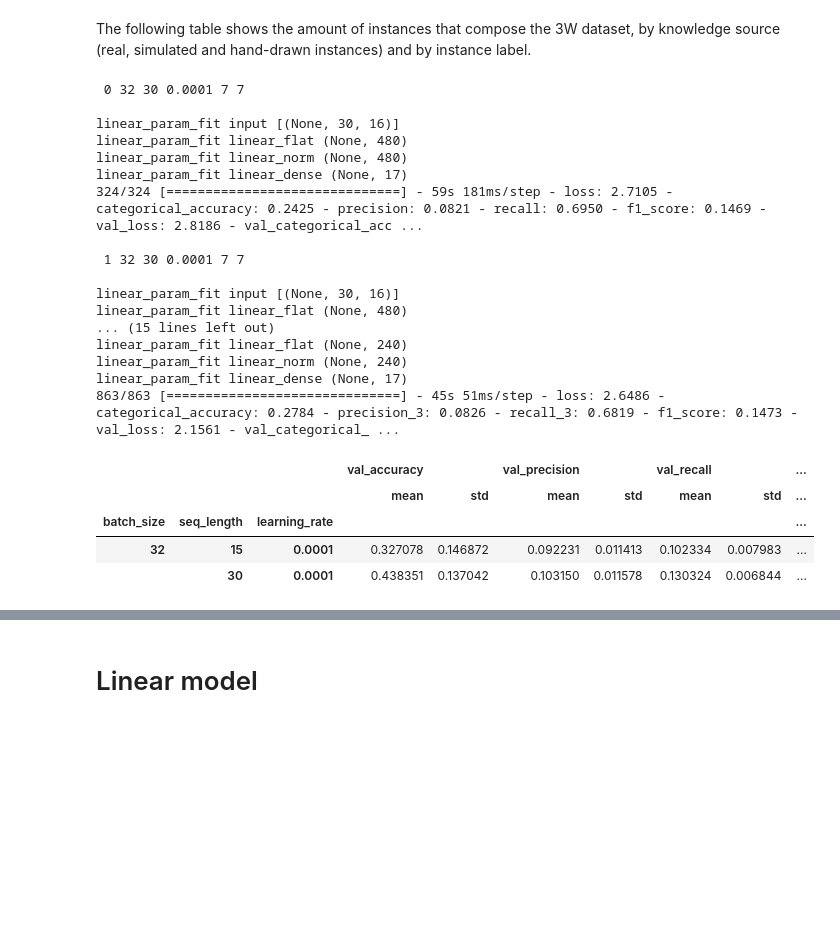
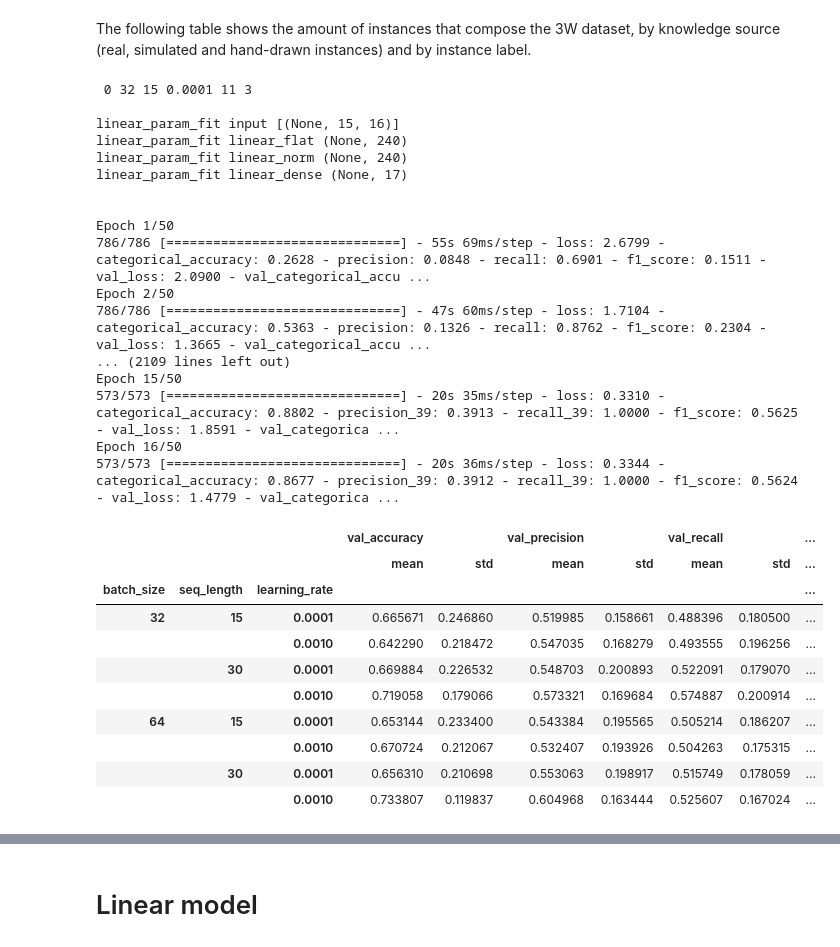
Before and after one commit to BaltiBoix/3W_TFM, a Jupyter notebook: tfm/modelLabel-Copy1.ipynb, the cells around one changed output, grey strips where cells are left out. Drawn from its saved outputs; the diff is of its cells as text; code cells hidden in the pictures; blank space fills up the shorter version.

```diff
--- a/tfm/modelLabel-Copy1.ipynb
+++ b/tfm/modelLabel-Copy1.ipynb
@@ -62,3 +50,11 @@ dset = d3w('../dataset')
+# %%
+if pathlib.Path('dset.pkl').exists():
+  with open('dset.pkl', 'rb') as f:
+    dset = pickle.load(f)
+else:
+    dset = d3w('../dataset')
+    with open('dset.pkl', 'wb') as f:
+      pickle.dump(dset, f)
 # %%
 flist0 = ['P-PDG', 'P-TPT', 'T-TPT', 'P-MON-CKP', 'T-JUS-CKP', 'P-JUS-CKGL', 'T-JUS-CKGL', 'QGL']
 categories=[[0,1,2,3,4,5,6,7,8,101,102,103,104,105,106,107,108]]
@@ -402,38 +392,46 @@ class param_fit():
             pickle.dump(self.report, f)
 # %%
 %%time
+
+train_df, test_df, val_df = dset.split(real=True, simul=True, drawn=True, test_size=0.2, val_size=0)
 
 tf.keras.backend.clear_session()
 tf.compat.v1.reset_default_graph()
 
 linear_layers = [tf.keras.layers.Flatten(name='linear_flat'),
                  tf.keras.layers.LayerNormalization(name='linear_norm'),
                  tf.keras.layers.Dense(units=17, activation='sigmoid', name='linear_dense')]
 
 linear_param_fit = param_fit('linear_param_fit', linear_layers, flist0, 'class', categories,
                              [32, 64], [15, 30], [0.0001, 0.001],
                              train_df, test_df, 'D:/datatmp')
 linear_param_fit.fit(n_splits=5, max_epochs=50)
 # %% [output]
- 0 32 30 0.0001 7 7
+ 0 32 15 0.0001 11 3
 
-linear_param_fit input [(None, 30, 16)]
-linear_param_fit linear_flat (None, 480)
-linear_param_fit linear_norm (None, 480)
-linear_param_fit linear_dense (None, 17)
-324/324 [==============================] - 59s 181ms/step - loss: 2.7105 - categorical_accuracy: 0.2425 - precision: 0.0821 - recall: 0.6950 - f1_score: 0.1469 - val_loss: 2.8186 - val_categorical_acc ...
-
- 1 32 30 0.0001 7 7
-
-linear_param_fit input [(None, 30, 16)]
-linear_param_fit linear_flat (None, 480)
-... (15 lines left out)
+linear_param_fit input [(None, 15, 16)]
 linear_param_fit linear_flat (None, 240)
 linear_param_fit linear_norm (None, 240)
 linear_param_fit linear_dense (None, 17)
-863/863 [==============================] - 45s 51ms/step - loss: 2.6486 - categorical_accuracy: 0.2784 - precision_3: 0.0826 - recall_3: 0.6819 - f1_score: 0.1473 - val_loss: 2.1561 - val_categorical_ ...
+
+
+Epoch 1/50
+786/786 [==============================] - 55s 69ms/step - loss: 2.6799 - categorical_accuracy: 0.2628 - precision: 0.0848 - recall: 0.6901 - f1_score: 0.1511 - val_loss: 2.0900 - val_categorical_accu ...
+Epoch 2/50
+786/786 [==============================] - 47s 60ms/step - loss: 1.7104 - categorical_accuracy: 0.5363 - precision: 0.1326 - recall: 0.8762 - f1_score: 0.2304 - val_loss: 1.3665 - val_categorical_accu ...
+... (2109 lines left out)
+Epoch 15/50
+573/573 [==============================] - 20s 35ms/step - loss: 0.3310 - categorical_accuracy: 0.8802 - precision_39: 0.3913 - recall_39: 1.0000 - f1_score: 0.5625 - val_loss: 1.8591 - val_categorica ...
+Epoch 16/50
+573/573 [==============================] - 20s 36ms/step - loss: 0.3344 - categorical_accuracy: 0.8677 - precision_39: 0.3912 - recall_39: 1.0000 - f1_score: 0.5624 - val_loss: 1.4779 - val_categorica ...
 |  |  |  | val_accuracy |  | val_precision |  | val_recall |  | ... |
 |  |  |  | mean | std | mean | std | mean | std | ... |
 | batch_size | seq_length | learning_rate |  |  |  |  |  |  | ... |
-| 32 | 15 | 0.0001 | 0.327078 | 0.146872 | 0.092231 | 0.011413 | 0.102334 | 0.007983 | ... |
-|  | 30 | 0.0001 | 0.438351 | 0.137042 | 0.103150 | 0.011578 | 0.130324 | 0.006844 | ... |
+| 32 | 15 | 0.0001 | 0.665671 | 0.246860 | 0.519985 | 0.158661 | 0.488396 | 0.180500 | ... |
+|  |  | 0.0010 | 0.642290 | 0.218472 | 0.547035 | 0.168279 | 0.493555 | 0.196256 | ... |
+|  | 30 | 0.0001 | 0.669884 | 0.226532 | 0.548703 | 0.200893 | 0.522091 | 0.179070 | ... |
+|  |  | 0.0010 | 0.719058 | 0.179066 | 0.573321 | 0.169684 | 0.574887 | 0.200914 | ... |
+| 64 | 15 | 0.0001 | 0.653144 | 0.233400 | 0.543384 | 0.195565 | 0.505214 | 0.186207 | ... |
+|  |  | 0.0010 | 0.670724 | 0.212067 | 0.532407 | 0.193926 | 0.504263 | 0.175315 | ... |
+|  | 30 | 0.0001 | 0.656310 | 0.210698 | 0.553063 | 0.198917 | 0.515749 | 0.178059 | ... |
+|  |  | 0.0010 | 0.733807 | 0.119837 | 0.604968 | 0.163444 | 0.525607 | 0.167024 | ... |
```
Also changed, not shown: parts of 7 cells of this notebook.
